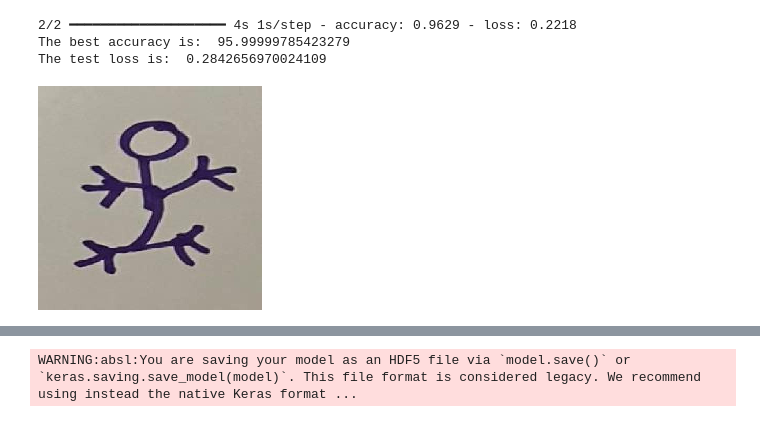
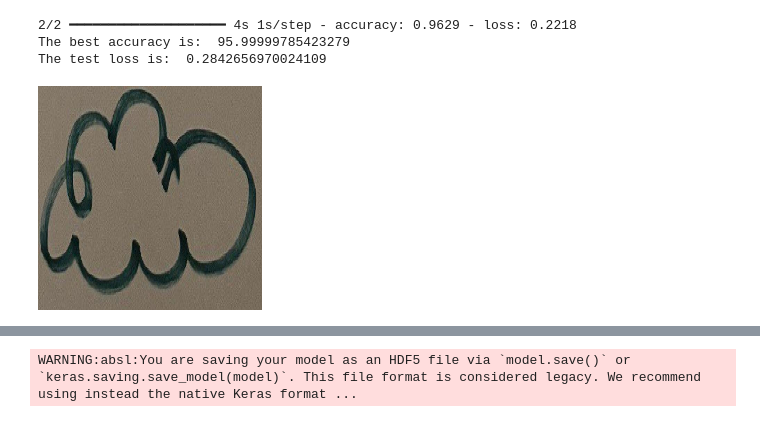
Before and after one commit to HebaHamdan2/Psychological-Classification-of-Children-Drawings, a Jupyter notebook: ResNet50.ipynb, the cells around one changed output, grey strips where cells are left out. Saved outputs shown, nothing was run; the diff lists cells and outputs as text; code cells hidden in the pictures.

```diff
--- a/ResNet50.ipynb
+++ b/ResNet50.ipynb
@@ -160,12 +160,12 @@ print("The test loss is: ", test_loss)
 The best accuracy is:  95.99999785423279
 The test loss is:  0.2842656970024109
 # %%
-img = tf.keras.preprocessing.image.load_img('./anamelClassification.v1i.multiclass/test/Anger and aggression/photo_82_2024-04-05_12-16-52_jpg.rf.218c300be1d0544662f84acd899b6908.jpg', target_size=(224, 224))
+img = tf.keras.preprocessing.image.load_img('./anamelClassification.v1i.multiclass/test/anxiety/photo_9_2024-04-05_12-19-03_jpg.rf.96414e37230f89eae5bc750317b094cd.jpg', target_size=(224, 224))
 img_array = tf.keras.preprocessing.image.img_to_array(img)
 img_array = np.array([img_array])
 img
 # %% [output]
-[figure, old version]
+[figure, new version]
 # %%
 # generate predictions for samples
 predictions = model.predict(img_array)
```
Also changed, not shown: parts of 1 cell of this notebook.
